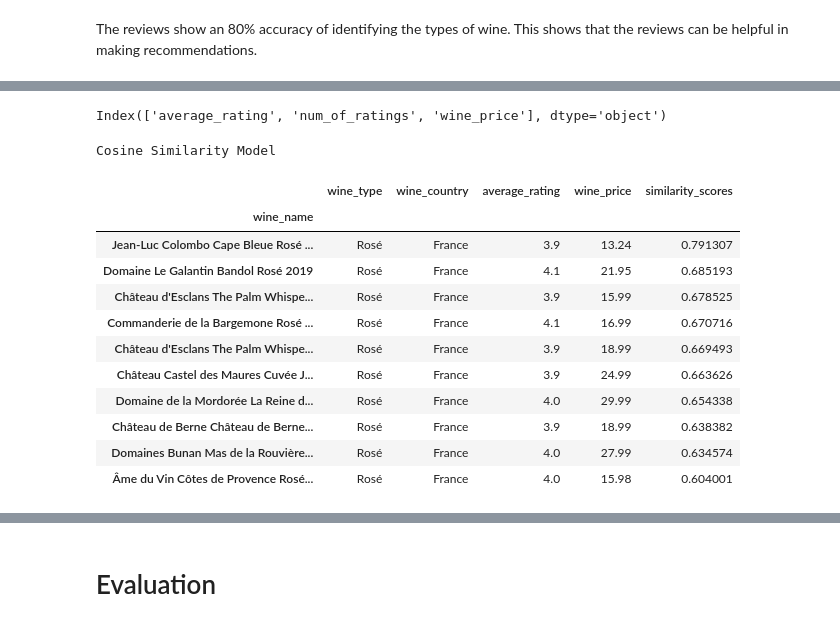
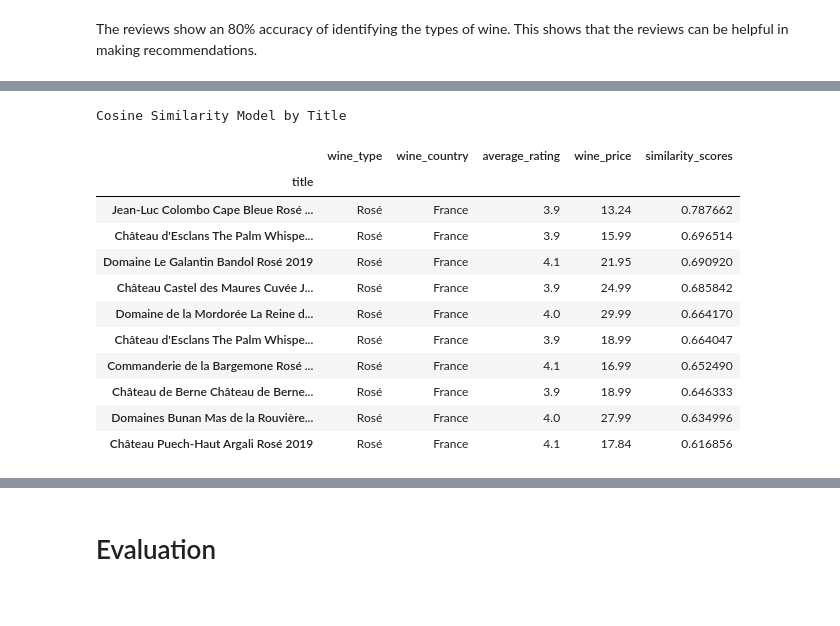
Before and after one commit to zachagreenberg/Wine_Recommendations, a Jupyter notebook: Project_Notebook.ipynb, the cells around one changed output, grey strips where cells are left out. Saved outputs shown, nothing was run; the diff lists cells and outputs as text; code cells hidden in the pictures.

```diff
--- a/Project_Notebook.ipynb
+++ b/Project_Notebook.ipynb
@@ -348,7 +380,8 @@ sw.extend(unnecessary_words)
 # %%
 def get_wordnet_pos(treebank_tag):
     '''
-    Translate nltk POS to wordnet tags
+    This function will convert nltk POS
+    to wordnet tags
     '''
     if treebank_tag.startswith('J'):
         return wordnet.ADJ
@@ -364,9 +397,9 @@ def get_wordnet_pos(treebank_tag):
 def text_preparer(doc, stopwords=sw):
     '''
     This function takes in a document, and a list of
-    stop words. It prepares the text by lowercasing the
-    elements, removing numbers and punctuation, and
-    lemmatizes
+    stop words. It prepares the text by removing the numbers
+    and punctuation (with Regex), lowercasing the
+    elements, and lemmatizing the text.
     '''
 
     regex_token = RegexpTokenizer(r"([a-zA-Z]+(?:’[a-z]+)?)")
@@ -434,0 +488,5 @@ df_model = pd.get_dummies(df, columns = dummy_columns)
+# %%
+#dropping unnecessary columns from the df_model DataFrame
+model_data = df_model.drop(labels = ['winery', 'wine_name', 'wine_type', 'reviews', 'token_reviews'], axis = 1)
+model_data = pd.concat([model_data.reset_index(), df_tfidf], axis = 1)
+model_data.set_index('title', inplace = True)
@@ -612,4 +675,0 @@ model_data = model_data.set_index('wine_name')
-# %%
-model_data.columns[:3] #aside from the dummy variables and vectorized columns, these are the other ones in the model
-# %% [output]
-Index(['average_rating', 'num_of_ratings', 'wine_price'], dtype='object')
@@ -630,35 +682,37 @@ cos_sim = cosine_similarity(scale_model_data, scale_model_data)
 # Storing indices of the data
 indices = pd.Series(df.index)
 
-def cosine_recommendations(wine, cos_sim):
+def cosine_recommendations(wine, cos_sim, num_recommendations):
     """
     This function takes in a wine from the index along
-    with the cosine distance array, and returns the
-    top 10 wines with the highest similarity.
+    with the cosine distance array, and number of recommendations.
+    It returns the top wines recommended with the highest similarity
+    scores.
     """
     recommended_wines = []
     index = indices[indices == wine].index[0]
     similarity_scores = pd.Series(cos_sim[index]).sort_values(ascending = False)
-    top_10_wines = list(similarity_scores.iloc[1:11].index)
-    for i in top_10_wines:
+    top_recommended_wines = list(similarity_scores.iloc[1:num_recommendations+1].index)
+    for i in top_recommended_wines:
         recommended_wines.append(list(df_model.index)[i])
         matches = df.loc[recommended_wines][['wine_type', 'wine_country', 'average_rating', 'wine_price']]
-    matches['similarity_scores'] = list(similarity_scores.iloc[1:11].values)
+    matches['similarity_scores'] = list(similarity_scores.iloc[1:num_recommendations+1].values)
     return matches
 # %%
-print('Cosine Similarity Model')
-cosine_recommendations("Domaine du Salvard Cheverny Rosé 2016", cos_sim)
+print('Cosine Similarity Model by Title')
+domaine_cosine = cosine_recommendations("Domaine du Salvard Cheverny Rosé 2016", cos_sim, 10)
+domaine_cosine
 # %% [output]
-Cosine Similarity Model
+Cosine Similarity Model by Title
 |  | wine_type | wine_country | average_rating | wine_price | similarity_scores |
-| wine_name |  |  |  |  |  |
-| Jean-Luc Colombo Cape Bleue Rosé ... | Rosé | France | 3.9 | 13.24 | 0.791307 |
-| Domaine Le Galantin Bandol Rosé 2019 | Rosé | France | 4.1 | 21.95 | 0.685193 |
-| Château d'Esclans The Palm Whispe... | Rosé | France | 3.9 | 15.99 | 0.678525 |
-| Commanderie de la Bargemone Rosé ... | Rosé | France | 4.1 | 16.99 | 0.670716 |
-| Château d'Esclans The Palm Whispe... | Rosé | France | 3.9 | 18.99 | 0.669493 |
-| Château Castel des Maures Cuvée J... | Rosé | France | 3.9 | 24.99 | 0.663626 |
-| Domaine de la Mordorée La Reine d... | Rosé | France | 4.0 | 29.99 | 0.654338 |
-| Château de Berne Château de Berne... | Rosé | France | 3.9 | 18.99 | 0.638382 |
-| Domaines Bunan Mas de la Rouvière... | Rosé | France | 4.0 | 27.99 | 0.634574 |
-| Âme du Vin Côtes de Provence Rosé... | Rosé | France | 4.0 | 15.98 | 0.604001 |
+| title |  |  |  |  |  |
+| Jean-Luc Colombo Cape Bleue Rosé ... | Rosé | France | 3.9 | 13.24 | 0.787662 |
+| Château d'Esclans The Palm Whispe... | Rosé | France | 3.9 | 15.99 | 0.696514 |
+| Domaine Le Galantin Bandol Rosé 2019 | Rosé | France | 4.1 | 21.95 | 0.690920 |
+| Château Castel des Maures Cuvée J... | Rosé | France | 3.9 | 24.99 | 0.685842 |
+| Domaine de la Mordorée La Reine d... | Rosé | France | 4.0 | 29.99 | 0.664170 |
+| Château d'Esclans The Palm Whispe... | Rosé | France | 3.9 | 18.99 | 0.664047 |
+| Commanderie de la Bargemone Rosé ... | Rosé | France | 4.1 | 16.99 | 0.652490 |
+| Château de Berne Château de Berne... | Rosé | France | 3.9 | 18.99 | 0.646333 |
+| Domaines Bunan Mas de la Rouvière... | Rosé | France | 4.0 | 27.99 | 0.634996 |
+| Château Puech-Haut Argali Rosé 2019 | Rosé | France | 4.1 | 17.84 | 0.616856 |
```
Also changed, not shown: parts of 83 cells of this notebook.
